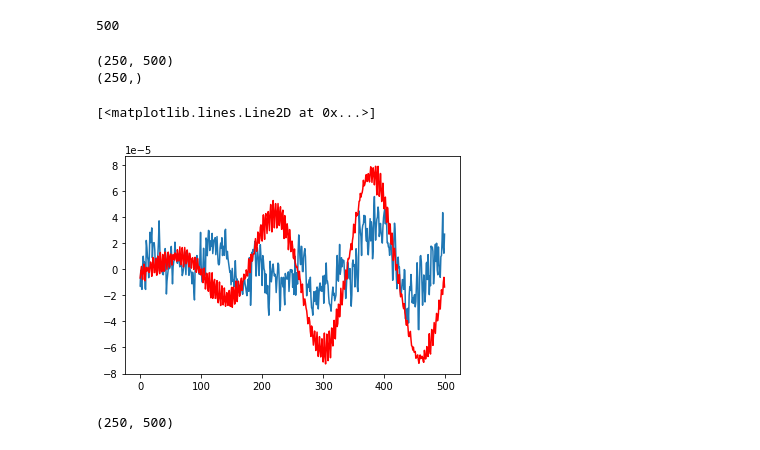
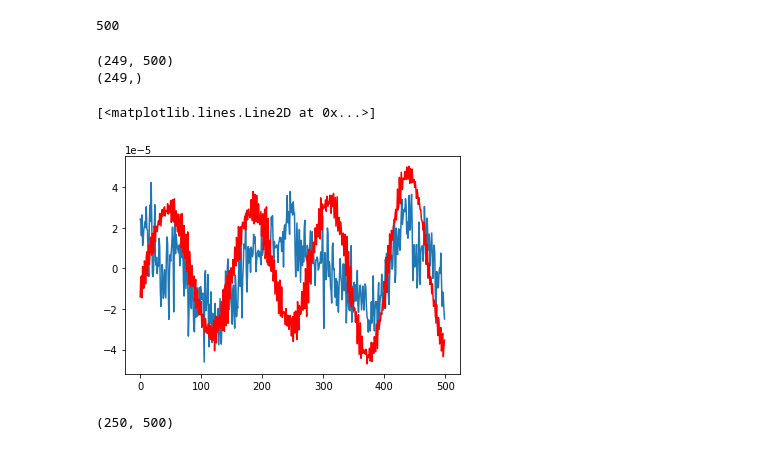
Before and after one commit to Sofiia2001/EEG-epilepsy, a Jupyter notebook: wavlet_transform_trial.ipynb, the cells around one changed output. Cells and saved outputs as stored; diff of their text form; code cells hidden in the pictures.

```diff
--- a/wavlet_transform_trial.ipynb
+++ b/wavlet_transform_trial.ipynb
@@ -121,7 +105,7 @@ def plot_wavelet(time, signal, scales,
     fig.colorbar(im, cax=cbar_ax, orientation="vertical")
     plt.show()
 # %%
-sig = data
+sig = data[0]
 freq = 250
 sampling_period = 2
 # print(len(signal))
@@ -129,7 +113,7 @@ scales = np.arange(1, 250)
 # print(len(scales))
 time = np.arange(0,500)
 # print(len(time))
-for sig_ch in sig:
-    plot_wavelet(time, sig_ch, scales)
+# for sig_ch in sig:
+plot_wavelet(time, sig, scales)
 # %% [output]
 [figure]
@@ -155,15 +127,15 @@ print(coefficients.shape)
 # print(coefficients[1])
 print(frequencies.shape)
 # %% [output]
-(250, 500)
-(250,)
+(249, 500)
+(249,)
 # %%
 plt.plot(sig)
-plt.plot(coefficients[249], 'r')
+plt.plot(coefficients[200], 'r')
 # plt.plot(frequencies)
 # %% [output]
 [<matplotlib.lines.Line2D at 0x...>]
-[figure, old version]
+[figure, new version]
 # %%
 swtmatr = signal.cwt(sig, signal.ricker, np.arange(1, 251))
 print(swtmatr.shape)
```
Also changed, not shown: parts of 3 cells of this notebook, 4 other files.
